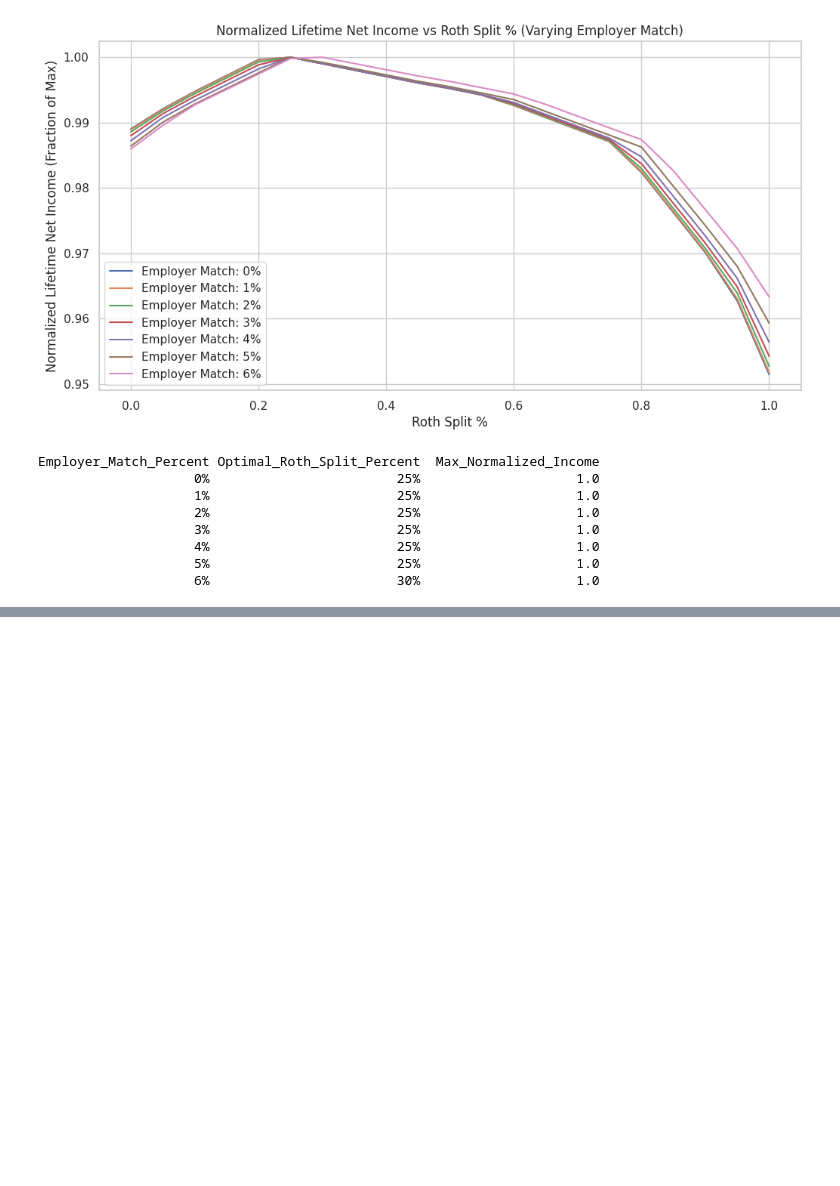
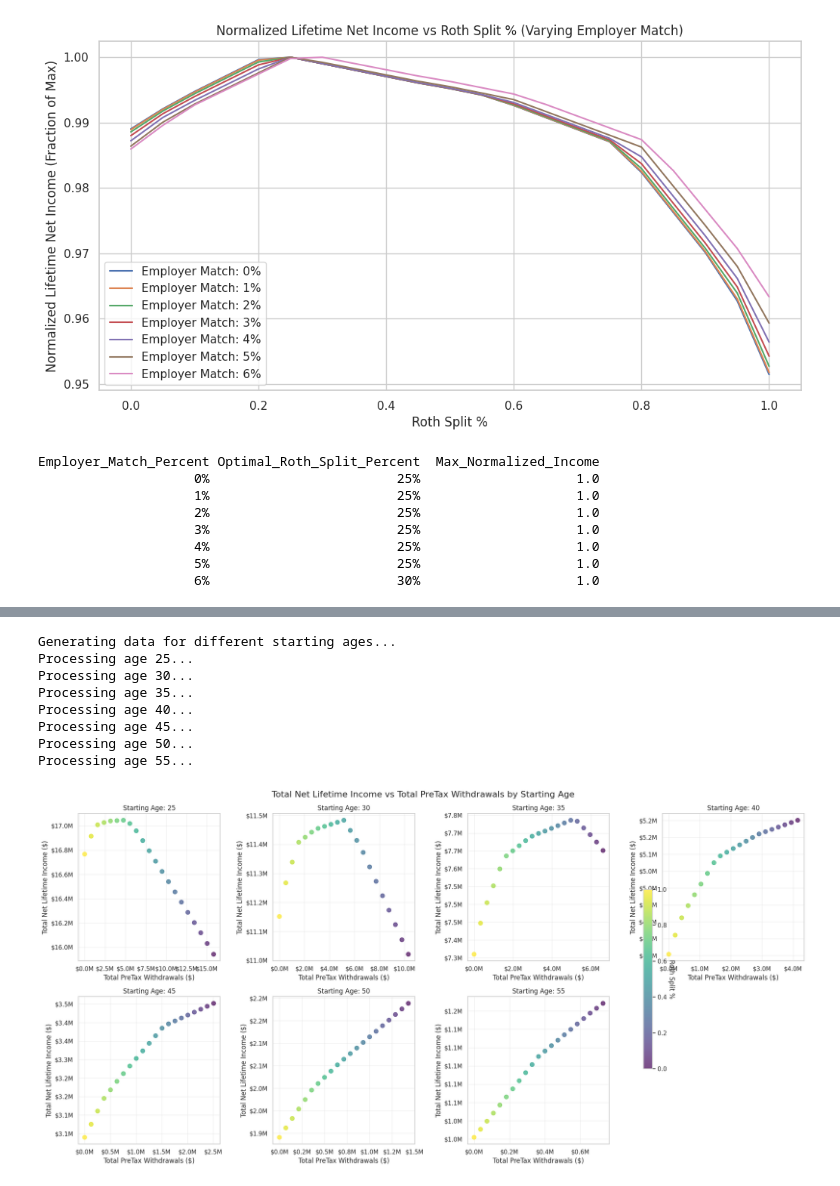
Before and after one commit to msharp9/401k-pretax-vs-roth, a Jupyter notebook: scripts/diminishing_returns.ipynb, the cells around one changed output, grey strips where cells are left out. Saved outputs shown, nothing was run; the diff lists cells and outputs as text; code cells hidden in the pictures; blank space fills up the shorter version.

```diff
--- a/scripts/diminishing_returns.ipynb
+++ b/scripts/diminishing_returns.ipynb
@@ -294,0 +551,60 @@ Employer_Match_Percent Optimal_Roth_Split_Percent  Max_Normalized_Income
+# %%
+# Generate detailed data for different starting ages
+ages = [25, 30, 35, 40, 45, 50, 55]
+age_detailed_results = {}
+
+print("Generating data for different starting ages...")
+for age in ages:
+    print(f"Processing age {age}...")
+    p = params.copy()
+    p['current_age'] = age
+    age_detailed_results[age] = analyze_splits_detailed(p)
+
+# Create individual charts for each starting age
+# Adjust layout to avoid colorbar issues
+fig, axes = plt.subplots(2, 4, figsize=(20, 10))
+axes = axes.flatten()
+
+# Store the last scatter plot for colorbar reference
+last_scatter = None
+
+for i, age in enumerate(ages):
+    ax = axes[i]
+    df_age = age_detailed_results[age]
+
+    # Create the scatter plot with color-coded Roth Split %
+    scatter = ax.scatter(df_age['Total_PreTax_Withdrawals'], df_age['Total_Net_Lifetime_Income'],
+                        c=df_age['Roth_Split_Percent'], cmap='viridis', s=60, alpha=0.7)
+    last_scatter = scatter  # Keep reference to the last scatter plot
+
+    ax.set_title(f'Starting Age: {age}')
+    ax.set_xlabel('Total PreTax Withdrawals ($)')
+    ax.set_ylabel('Total Net Lifetime Income ($)')
+    ax.grid(True, alpha=0.3)
+
+    # Format axes to use millions
+    ax.xaxis.set_major_formatter(plt.FuncFormatter(lambda x, p: f'${x/1e6:.1f}M'))
+    ax.yaxis.set_major_formatter(plt.FuncFormatter(lambda x, p: f'${x/1e6:.1f}M'))
+
+# Remove the extra subplot
+axes[-1].remove()
+
+# Add a shared colorbar using the figure and the last scatter plot
+if last_scatter is not None:
+    # Create colorbar with proper positioning
+    cbar = plt.colorbar(last_scatter, ax=axes[:-1], shrink=0.6, aspect=20, pad=0.02)
+    cbar.set_label('Roth Split %', rotation=270, labelpad=15)
+
+plt.suptitle('Total Net Lifetime Income vs Total PreTax Withdrawals by Starting Age', fontsize=16, y=0.98)
+plt.tight_layout()
+plt.show()
+# %% [output]
+Generating data for different starting ages...
+Processing age 25...
+Processing age 30...
+Processing age 35...
+Processing age 40...
+Processing age 45...
+Processing age 50...
+Processing age 55...
+[figure, added]
```
Also changed, not shown: parts of 14 cells of this notebook.
